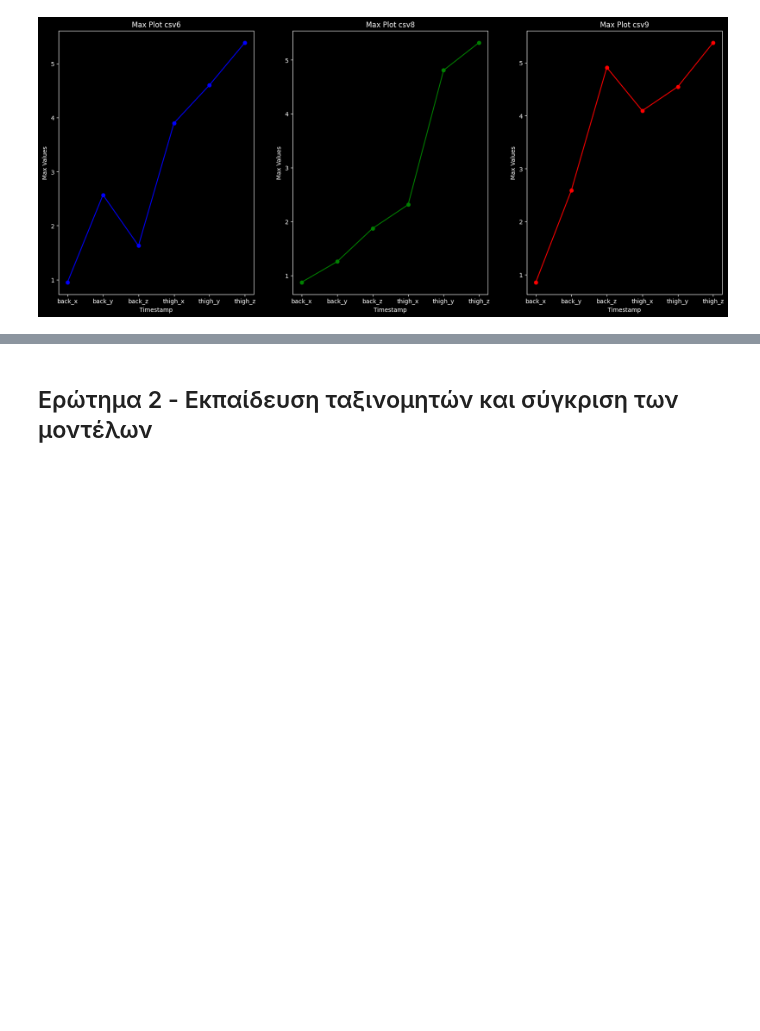
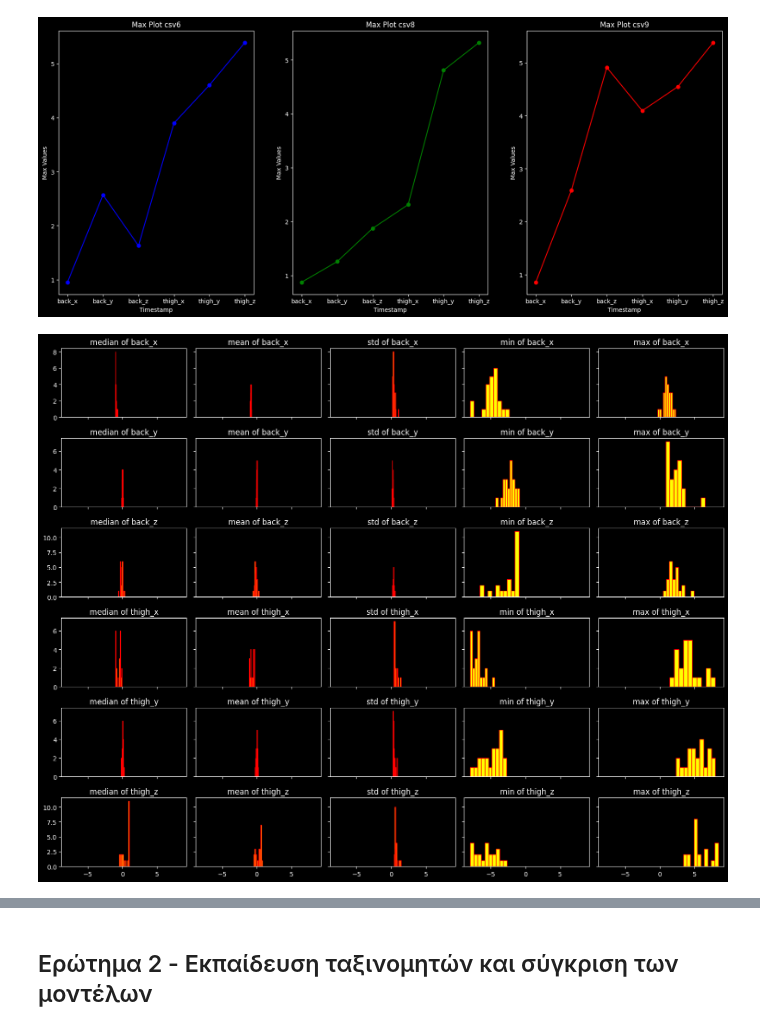
Before and after one commit to el-maestro78/Data-Mining-and-Machine-Learning, a Jupyter notebook: sln.ipynb, the cells around one changed output, grey strips where cells are left out. Cells and saved outputs as stored; diff of their text form; code cells hidden in the pictures; blank space fills up the shorter version.

```diff
--- a/sln.ipynb
+++ b/sln.ipynb
@@ -66,10 +66,10 @@ import os
 CSV_PATH = os.path.join('harth')
 
 
-df6 = pd.read_csv(CSV_PATH + "/S006.csv")
+df6 = pd.read_csv(CSV_PATH + "/S008.csv")
 #print(df6)
-df8 = pd.read_csv(CSV_PATH + "/S008.csv")
-df9 = pd.read_csv(CSV_PATH + "/S009.csv")
+df8 = pd.read_csv(CSV_PATH + "/S009.csv")
+df9 = pd.read_csv(CSV_PATH + "/S012.csv")
 # %%
 NaNs_df6 =  df6.isnull().sum().sort_values(ascending=False)
 print(f'Df6 NaNs: {NaNs_df6}')
@@ -303,3 +247,21 @@ for dataset in datasets:
 plt.show()
 # %% [output]
 [figure]
+# %%
+functions = [np.median,np.mean,np.std, np.min, np.max]
+fig, axs = plt.subplots(6, 5, figsize=(15, 12), sharex=True, sharey='row')
+
+for i, column_name in enumerate(column_names):
+    for j, statistic_fun in enumerate(functions):
+        plot_list = []
+        for index, file in enumerate(csvs):
+            df = pd.read_csv(CSV_PATH + f"/{file}")
+            df[column_name] = pd.to_numeric(df[column_name], errors='coerce')
+            plot_list.append(statistic_fun(df[column_name]))
+        axs[i, j].hist(plot_list,color='yellow', edgecolor='red') #, alpha=0.5, bins=22,
+        axs[i, j].set_title(f'{statistic_fun.__name__} of {column_name}')
+
+plt.tight_layout()
+plt.show()
+# %% [output]
+[figure, added]
```
Also changed, not shown: parts of 7 cells of this notebook.
